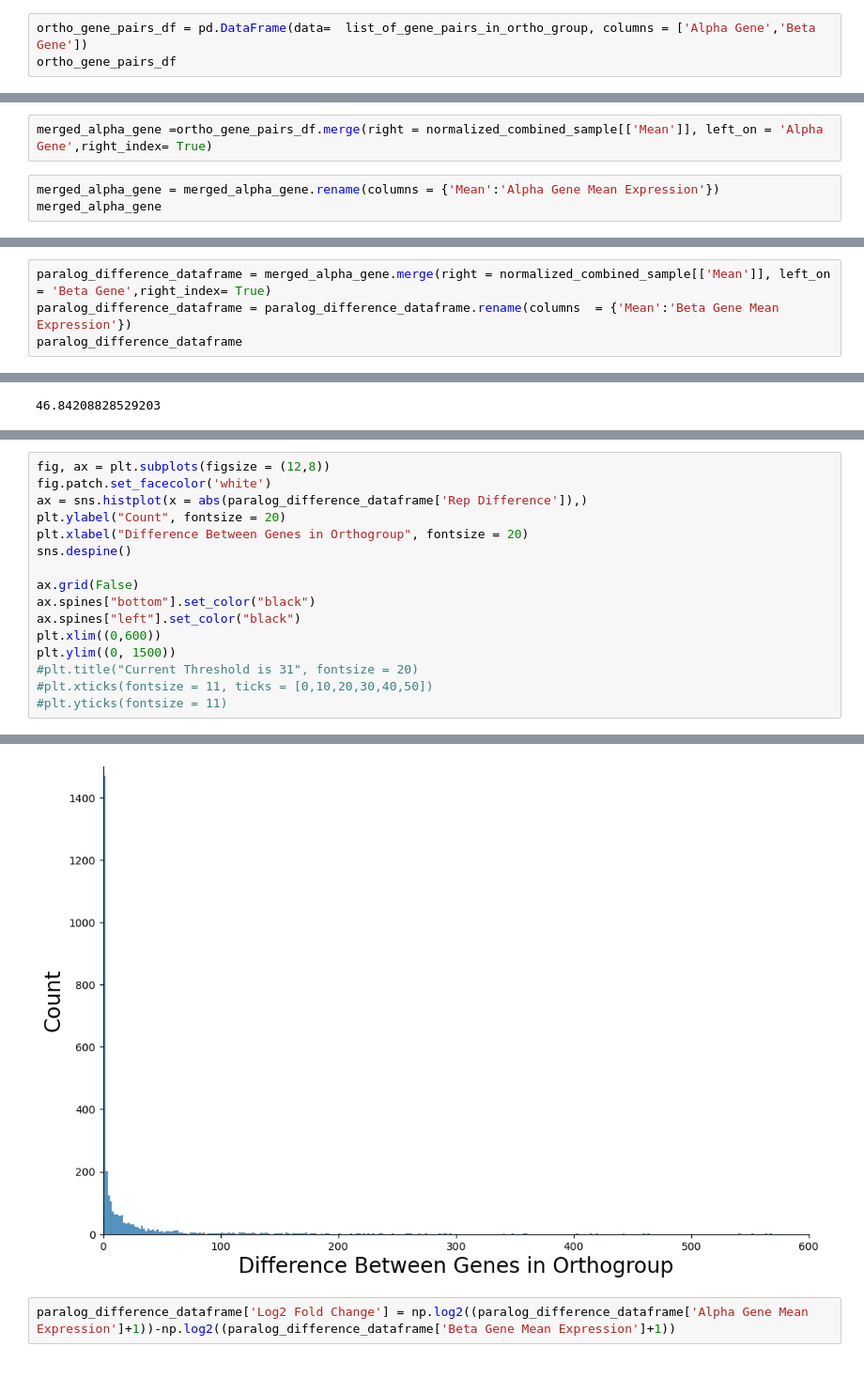
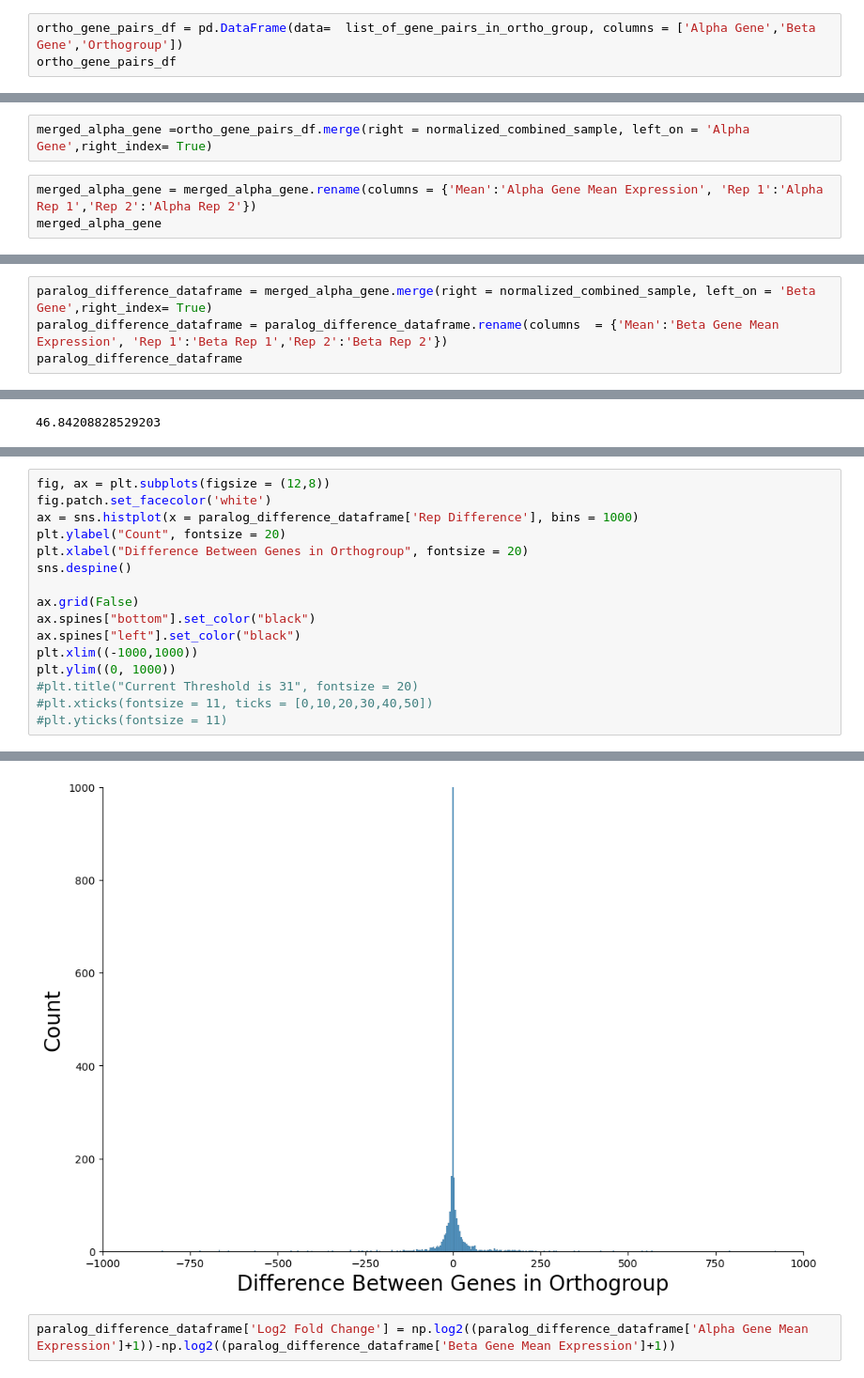
Before and after one commit to mikepassal/Solanum_SV_Pan_Genome, a Jupyter notebook: Solanum_Initial_gene_duplication_dosage_exploration/orthology_quitoense_exploration.ipynb, the cells around one changed output, grey strips where cells are left out. Shown at 94% size. Cells and saved outputs as stored; diff of their text form.

```diff
--- a/Solanum_Initial_gene_duplication_dosage_exploration/orthology_quitoense_exploration.ipynb
+++ b/Solanum_Initial_gene_duplication_dosage_exploration/orthology_quitoense_exploration.ipynb
@@ -108,4 +117,4 @@ for ortho in set(quitoense_long_df['Orthogroup']):
 # %%
-ortho_gene_pairs_df = pd.DataFrame(data=  list_of_gene_pairs_in_ortho_group, columns = ['Alpha Gene','Beta Gene'])
+ortho_gene_pairs_df = pd.DataFrame(data=  list_of_gene_pairs_in_ortho_group, columns = ['Alpha Gene','Beta Gene','Orthogroup'])
 ortho_gene_pairs_df
 # %% [output]
@@ -387,8 +396,8 @@ normalized_combined_sample
 | Solqui2.ctg00000762g000030.1 | 0.000000 | 0.000000 | 0.000000 |
 38891 rows × 3 columns
 # %%
-merged_alpha_gene =ortho_gene_pairs_df.merge(right = normalized_combined_sample[['Mean']], left_on = 'Alpha Gene',right_index= True)
+merged_alpha_gene =ortho_gene_pairs_df.merge(right = normalized_combined_sample, left_on = 'Alpha Gene',right_index= True)
 # %%
-merged_alpha_gene = merged_alpha_gene.rename(columns = {'Mean':'Alpha Gene Mean Expression'})
+merged_alpha_gene = merged_alpha_gene.rename(columns = {'Mean':'Alpha Gene Mean Expression', 'Rep 1':'Alpha Rep 1','Rep 2':'Alpha Rep 2'})
 merged_alpha_gene
 # %% [output]
@@ -408,5 +417,5 @@ merged_alpha_gene
 # %%
-paralog_difference_dataframe = merged_alpha_gene.merge(right = normalized_combined_sample[['Mean']], left_on = 'Beta Gene',right_index= True)
-paralog_difference_dataframe = paralog_difference_dataframe.rename(columns  = {'Mean':'Beta Gene Mean Expression'})
+paralog_difference_dataframe = merged_alpha_gene.merge(right = normalized_combined_sample, left_on = 'Beta Gene',right_index= True)
+paralog_difference_dataframe = paralog_difference_dataframe.rename(columns  = {'Mean':'Beta Gene Mean Expression', 'Rep 1':'Beta Rep 1','Rep 2':'Beta Rep 2'})
 paralog_difference_dataframe
 # %% [output]
@@ -510,7 +534,7 @@ plt.ylim((0, 200))
 # %%
 fig, ax = plt.subplots(figsize = (12,8))
 fig.patch.set_facecolor('white')
-ax = sns.histplot(x = abs(paralog_difference_dataframe['Rep Difference']),)
+ax = sns.histplot(x = paralog_difference_dataframe['Rep Difference'], bins = 1000)
 plt.ylabel("Count", fontsize = 20)
 plt.xlabel("Difference Between Genes in Orthogroup", fontsize = 20)
 sns.despine()
@@ -518,8 +542,8 @@ sns.despine()
 ax.grid(False)
 ax.spines["bottom"].set_color("black")
 ax.spines["left"].set_color("black")
-plt.xlim((0,600))
-plt.ylim((0, 1500))
+plt.xlim((-1000,1000))
+plt.ylim((0, 1000))
 #plt.title("Current Threshold is 31", fontsize = 20)
 #plt.xticks(fontsize = 11, ticks = [0,10,20,30,40,50])
 #plt.yticks(fontsize = 11)
@@ -528,4 +552,4 @@ plt.ylim((0, 1500))
-[figure, old version]
+[figure, new version]
 # %%
 paralog_difference_dataframe['Log2 Fold Change'] = np.log2((paralog_difference_dataframe['Alpha Gene Mean Expression']+1))-np.log2((paralog_difference_dataframe['Beta Gene Mean Expression']+1))
 # %%
```
Also changed, not shown: parts of 31 cells of this notebook.
